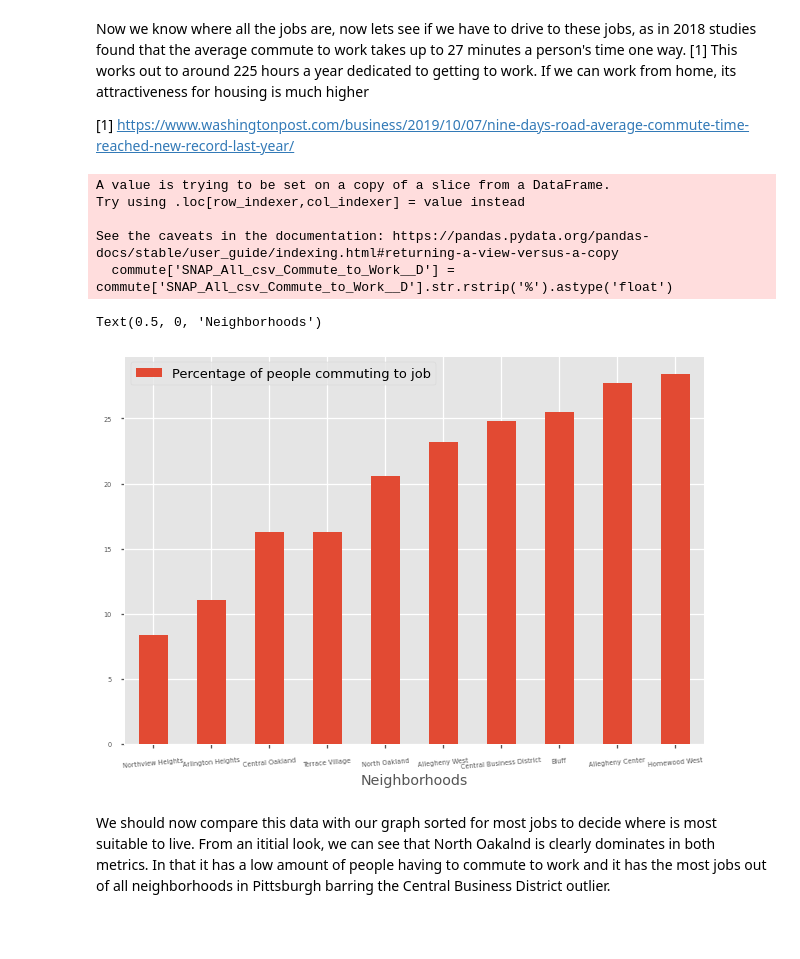
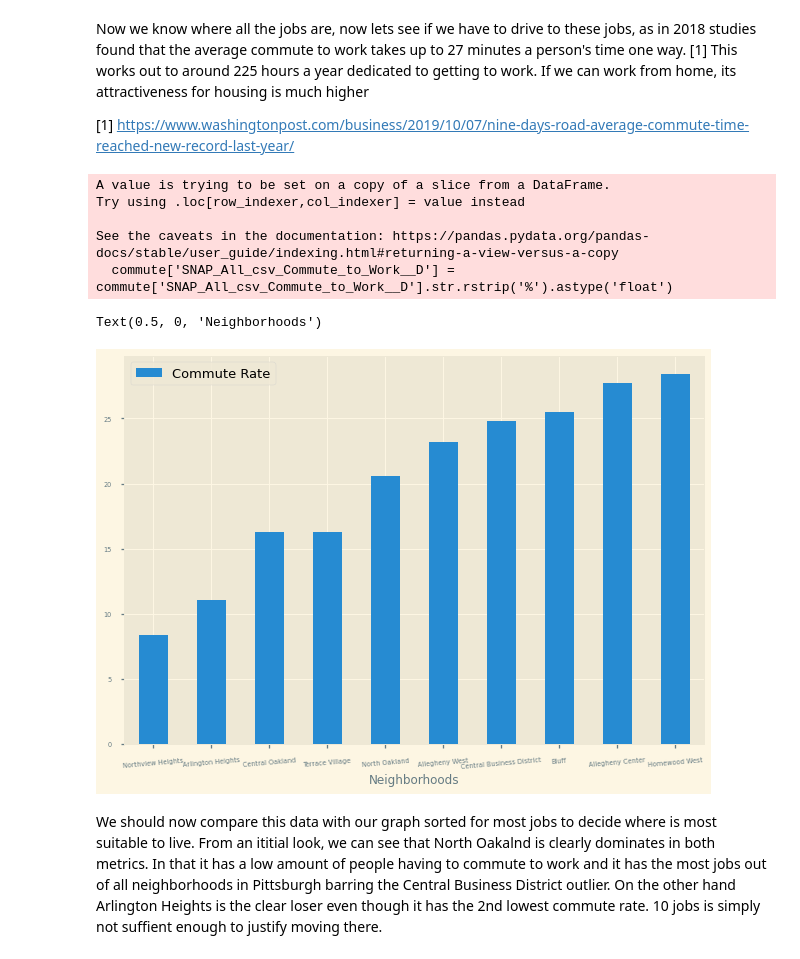
Before and after one commit to matthewgarvey963/CMPINF0010_FinalProject, a Jupyter notebook: Jobs-Final-Project/job.ipynb, the cells around one changed output. Cells and saved outputs as stored; diff of their text form; code cells hidden in the pictures; blank space fills up the shorter version.

```diff
--- a/Jobs-Final-Project/job.ipynb
+++ b/Jobs-Final-Project/job.ipynb
@@ -27,7 +27,7 @@ jobdata = data.drop(columns = 'SNAP_All_csv_Commute_to_Work__D')
 jobdata = jobdata[jobdata['Total___Jobs_Located_in_N_hood_'] < 80000] # plot everything but business districtcol
 jobdata = jobdata.sort_values(by = 'Total___Jobs_Located_in_N_hood_', ascending = False) #sort descending
 jobdata.columns = {'Jobs'}
-plt.style.use('ggplot')
+plt.style.use('seaborn-bright')
 jobdata.head(25).plot(kind = 'barh', title = "Amount of Jobs per Neighborhood",rot=5,fontsize=7)
 #show only top 25 neighborhoods
 plt.ylabel('Neighborhoods')
@@ -41,34 +55,34 @@ Now we know where all the jobs are, now lets see if we have to drive to these jo
 # %%
 commutedata = pd.read_csv("Neighborhoods_with_SNAP_Data.csv", index_col = "Neighborhood_2010_HOOD",parse_dates=True)#set neighboorhood columns as index
 
 commute = commutedata[['SNAP_All_csv_Commute_to_Work__D']] # select only population, total jobs, and job % columns
 commute.dropna()
 #commute = data.drop(columns = ['Pop__2010','SNAP_All_csv_Jobs_in__Hood__Con','Total___Jobs_Located_in_N_hood_'])
 
 for row in commute:
     try:
         commute['SNAP_All_csv_Commute_to_Work__D'] = commute['SNAP_All_csv_Commute_to_Work__D'].str.rstrip('%').astype('float')
         #strip away the % from string and convert to float
     except:
         pass
 commute = commute.sort_values(by = 'SNAP_All_csv_Commute_to_Work__D', ascending = True) #get the smallest percentages
 
-plt.style.use('seaborn-talk')
+plt.style.use('Solarize_Light2')
 
-commute.columns = {'Percentage of people commuting to job'} #rename columns
+commute.columns = {'Commute Rate'} #rename columns
 commute.head(10).plot(kind = 'bar', rot = 5,fontsize=6.5)
 plt.xlabel('Neighborhoods')
 
 
   #https://stackoverflow.com/questions/48409128/what-is-the-difference-between-using-loc-and-using-just-square-brackets-to-filte
 # %% [output]
 A value is trying to be set on a copy of a slice from a DataFrame.
 Try using .loc[row_indexer,col_indexer] = value instead
 
 See the caveats in the documentation: https://pandas.pydata.org/pandas-docs/stable/user_guide/indexing.html#returning-a-view-versus-a-copy
   commute['SNAP_All_csv_Commute_to_Work__D'] = commute['SNAP_All_csv_Commute_to_Work__D'].str.rstrip('%').astype('float')
 Text(0.5, 0, 'Neighborhoods')
-[figure, old version]
+[figure, new version]
 # %% [markdown]
 We should now compare this data with our graph sorted for most jobs to decide where is most suitable to live.
-From an ititial look, we can see that North Oakalnd is clearly dominates in both metrics. In that it has a low amount of people having to commute to work and it has the most jobs out of all neighborhoods in Pittsburgh barring the Central Business District outlier.
+From an ititial look, we can see that North Oakalnd is clearly dominates in both metrics. In that it has a low amount of people having to commute to work and it has the most jobs out of all neighborhoods in Pittsburgh barring the Central Business District outlier. On the other hand Arlington Heights is the clear loser even though it has the 2nd lowest commute rate. 10 jobs is simply not suffient enough to justify moving there.
```
Also changed, not shown: parts of 4 cells of this notebook, 1 other file.
